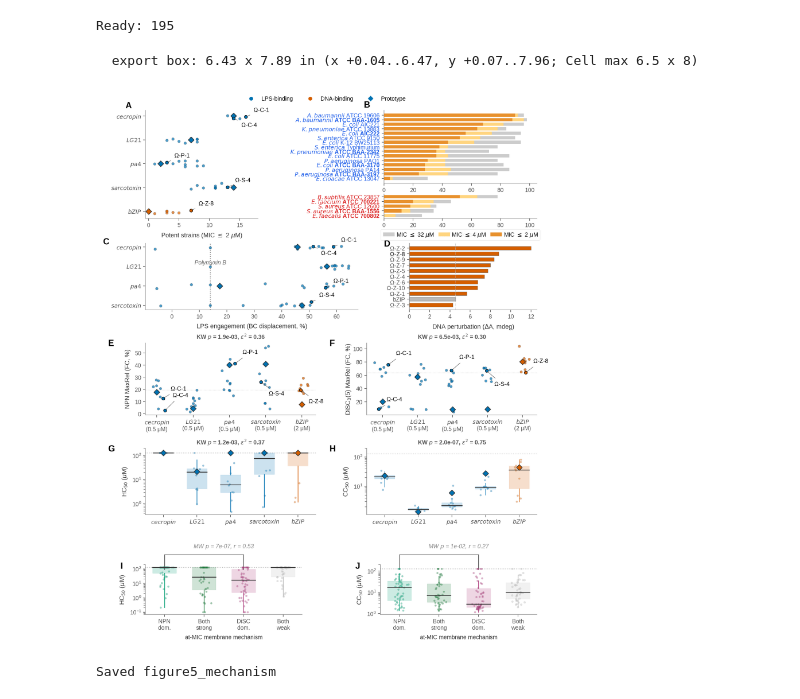
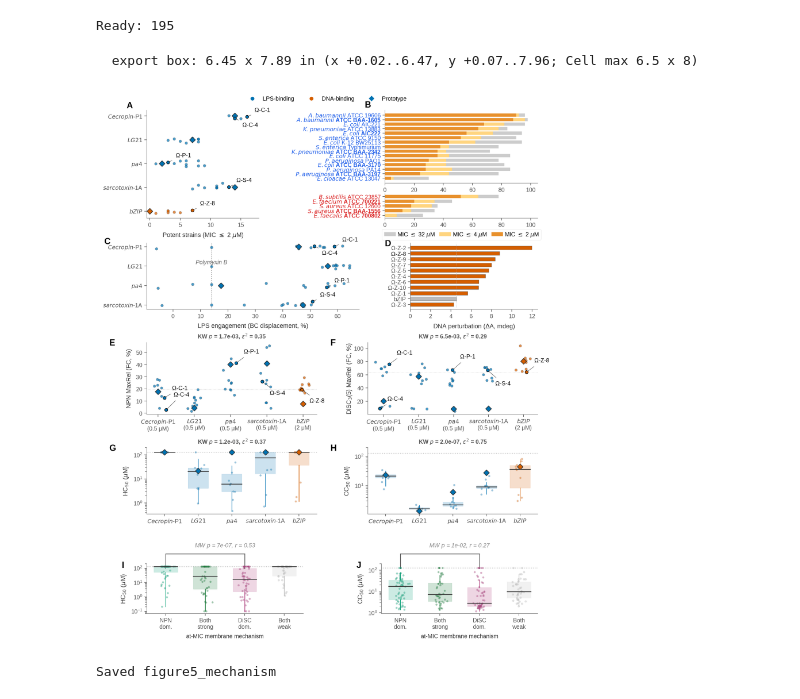
Before and after one commit to szczurek-lab/omegamp-dashboard, a Jupyter notebook: notebooks/figure5_mechanism.ipynb, the cells around one changed output. Cells and saved outputs as stored; diff of their text form; code cells hidden in the pictures.

```diff
--- a/notebooks/figure5_mechanism.ipynb
+++ b/notebooks/figure5_mechanism.ipynb
@@ -64,6 +64,12 @@ CL='#0072B2'; CD='#D55E00'
 def oc(f): return CD if f=='bZIP' else CL
 MO=['cecropin','LG21','pa4','sarcotoxin','bZIP']
 LF=['cecropin','LG21','pa4','sarcotoxin']
+# Prototype display names: the pipeline keys these two families by a shorthand,
+# but the peptides tested are cecropin P1 and sarcotoxin IA -- label them correctly.
+FAM_DISPLAY={'cecropin':'Cecropin-P1','sarcotoxin':'sarcotoxin-1A'}
+famlab=lambda f: (r'$\it{Cecropin}$-P1' if f=='cecropin' else
+                  r'$\it{sarcotoxin}$-1A' if f=='sarcotoxin' else f'$\\it{{{f}}}$')
+
 
 LEADS_SHORT={
     'Ω-AMT-cecropin-1':'Ω-C-1','Ω-AMT-cecropin-4':'Ω-C-4',
@@ -196,7 +202,7 @@ for i,f in enumerate(MO):
                 lead_k+=1
             else:
                 ax.scatter(r['nle2'],i+j[k],c=c,s=8,alpha=0.7,edgecolors='#555',lw=0.2,zorder=4)
-ax.set_yticks(range(5)); ax.set_yticklabels([f'$\\it{{{f}}}$' for f in MO],fontsize=6)
+ax.set_yticks(range(5)); ax.set_yticklabels([famlab(f) for f in MO],fontsize=6)
 ax.invert_yaxis(); ax.set_xlabel('Potent strains (MIC $\\leq$ 2 $\\mu$M)'); ax.set_xlim(-0.5,18)
 
 # C — LPS binding with Polymyxin B reference line
@@ -221,7 +227,7 @@ pmb_disp=la[(la['short_name']=='Polymyxin B')&(la['concentration']==2)&
 ax.axvline(pmb_disp,color='#888',ls=':',lw=0.8,zorder=1)
 ax.text(pmb_disp,0.75,'Polymyxin B',fontsize=6,color='#666',ha='center',va='top',
         transform=ax.get_xaxis_transform(),style='italic')
-ax.set_yticks(range(4)); ax.set_yticklabels([f'$\\it{{{f}}}$' for f in LF],fontsize=6)
+ax.set_yticks(range(4)); ax.set_yticklabels([famlab(f) for f in LF],fontsize=6)
 ax.invert_yaxis(); ax.set_xlabel('LPS engagement (BC displacement, %)')
 
 # D — DNA binding
@@ -306,7 +312,7 @@ for j_idx,f in enumerate(MO):
         if len(pv)>0: ax.scatter([j_idx],pv,marker='D',c=c,edgecolors='#333',lw=0.6,s=18,zorder=5)
 ax.axhline(nm_fc,color='#ddd',ls=':',lw=0.5,zorder=1)
 ax.set_xticks(range(5))
-ax.set_xticklabels([f'$\\it{{{f}}}$\n({FAM_CONC_COND[f]:g} μM)' for f in MO],fontsize=6)
+ax.set_xticklabels([f'{famlab(f)}\n({FAM_CONC_COND[f]:g} μM)' for f in MO],fontsize=6)
 ax.set_ylabel('NPN MaxRel (FC, %)')
 gs_npn_fc=[mfc[(mfc['family']==f)&(mfc['category']=='analog')]['NPN_fc'].dropna().values for f in MO]
 gs_npn_fc=[g for g in gs_npn_fc if len(g)>0]
@@ -333,7 +339,7 @@ for j_idx,f in enumerate(MO):
         if len(pv)>0: ax.scatter([j_idx],pv,marker='D',c=c,edgecolors='#333',lw=0.6,s=18,zorder=5)
 ax.axhline(dm_fc,color='#ddd',ls=':',lw=0.5,zorder=1)
 ax.set_xticks(range(5))
-ax.set_xticklabels([f'$\\it{{{f}}}$\n({FAM_CONC_COND[f]:g} μM)' for f in MO],fontsize=6)
+ax.set_xticklabels([f'{famlab(f)}\n({FAM_CONC_COND[f]:g} μM)' for f in MO],fontsize=6)
 ax.set_ylabel('DiSC$_3$(5) MaxRel (FC, %)',labelpad=1)
 gs_disc_fc=[mfc[(mfc['family']==f)&(mfc['category']=='analog')]['DiSC_fc'].dropna().values for f in MO]
 gs_disc_fc=[g for g in gs_disc_fc if len(g)>0]
@@ -346,7 +352,7 @@ boxstrip(ax,hcd,MO,{f:oc(f) for f in MO})
 for i,f in enumerate(MO):
     pr=df[(df['family']==f)&(df['category']=='prototype')]
     if len(pr)>0 and pd.notna(pr['HC50'].values[0]): ax.scatter([i],pr['HC50'].values[0],marker='D',c=oc(f),edgecolors='#333',lw=0.6,s=18,zorder=5)
-ax.set_xticks(range(5)); ax.set_xticklabels([f'$\\it{{{f}}}$' for f in MO],fontsize=6)
+ax.set_xticks(range(5)); ax.set_xticklabels([famlab(f) for f in MO],fontsize=6)
 ax.set_ylabel('HC$_{50}$ ($\\mu$M)')
 ax.axhline(CAP,color='#bbb',ls=':',lw=0.7,zorder=1); ax.set_ylim(top=CAP_TOP)
 gs_hcd=[v for v in hcd.values() if len(v)>0]
@@ -359,7 +365,7 @@ boxstrip(ax,ccd,MO,{f:oc(f) for f in MO})
 for i,f in enumerate(MO):
     pr=df[(df['family']==f)&(df['category']=='prototype')]
     if len(pr)>0 and pd.notna(pr['CC50'].values[0]): ax.scatter([i],pr['CC50'].values[0],marker='D',c=oc(f),edgecolors='#333',lw=0.6,s=18,zorder=5)
-ax.set_xticks(range(5)); ax.set_xticklabels([f'$\\it{{{f}}}$' for f in MO],fontsize=6)
+ax.set_xticks(range(5)); ax.set_xticklabels([famlab(f) for f in MO],fontsize=6)
 ax.set_ylabel('CC$_{50}$ ($\\mu$M)')
 ax.axhline(CAP,color='#bbb',ls=':',lw=0.7,zorder=1); ax.set_ylim(top=CAP_TOP)
 gs_ccd=[v for v in ccd.values() if len(v)>0]
@@ -420,33 +426,33 @@ def _jbar(ax,sdf_g,show_xlabel=True):
         if row['mdr']: ylbls[i].set_fontweight('bold')
     ax.set_xlim(0,105); ax.tick_params(labelsize=6)
     if show_xlabel: ax.set_xlabel('Motif analogs (%)',fontsize=6)
     ax.spines['top'].set_visible(False); ax.spines['right'].set_visible(False)
 
 ax_bn=fig.add_subplot(gs_b_split[0])
 fig.text(0.585,0.982,'B',**PL)
 _jbar(ax_bn,sdf_jn,show_xlabel=False)
 ax_bp=fig.add_subplot(gs_b_split[1])
 _jbar(ax_bp,sdf_jp)
 _bn_pos=ax_bn.get_position(); _bp_pos=ax_bp.get_position()
 _bcx=(_bn_pos.x0+_bn_pos.x1)/2; _bgy=_bp_pos.y0-0.030
 _bh,_bl=ax_bn.get_legend_handles_labels()
 fig.legend(handles=_bh,labels=_bl,loc='center',bbox_to_anchor=(_bcx,_bgy),
            bbox_transform=fig.transFigure,ncol=3,fontsize=6,
            frameon=True,framealpha=0.95,edgecolor='#ddd',handletextpad=0.3,columnspacing=0.8)
 
 # Cell limits: exported box <= 6.5 x 8 in, every font >= 6 pt. Saved without
 # bbox_inches, so anything outside the canvas is clipped rather than exported.
 fig.canvas.draw()
 _tb = fig.get_tightbbox(fig.canvas.get_renderer())
 print(f"  export box: {_tb.width:.2f} x {_tb.height:.2f} in "
       f"(x {_tb.x0:+.2f}..{_tb.x1:.2f}, y {_tb.y0:+.2f}..{_tb.y1:.2f}; Cell max 6.5 x 8)")
 
 plt.savefig('/home/pszymczak/code/omegamp-dashboard/figures/figure5_mechanism.pdf')
 plt.savefig('/home/pszymczak/code/omegamp-dashboard/figures/figure5_mechanism.svg')
 plt.savefig('/home/pszymczak/code/omegamp-dashboard/figures/figure5_mechanism.png',dpi=600)
 plt.show()
 print('Saved figure5_mechanism')
 # %% [output]
-  export box: 6.43 x 7.89 in (x +0.04..6.47, y +0.07..7.96; Cell max 6.5 x 8)
+  export box: 6.45 x 7.89 in (x +0.02..6.47, y +0.07..7.96; Cell max 6.5 x 8)
-[figure, old version]
+[figure, new version]
 Saved figure5_mechanism
```
Also changed, not shown: 2 other files.
